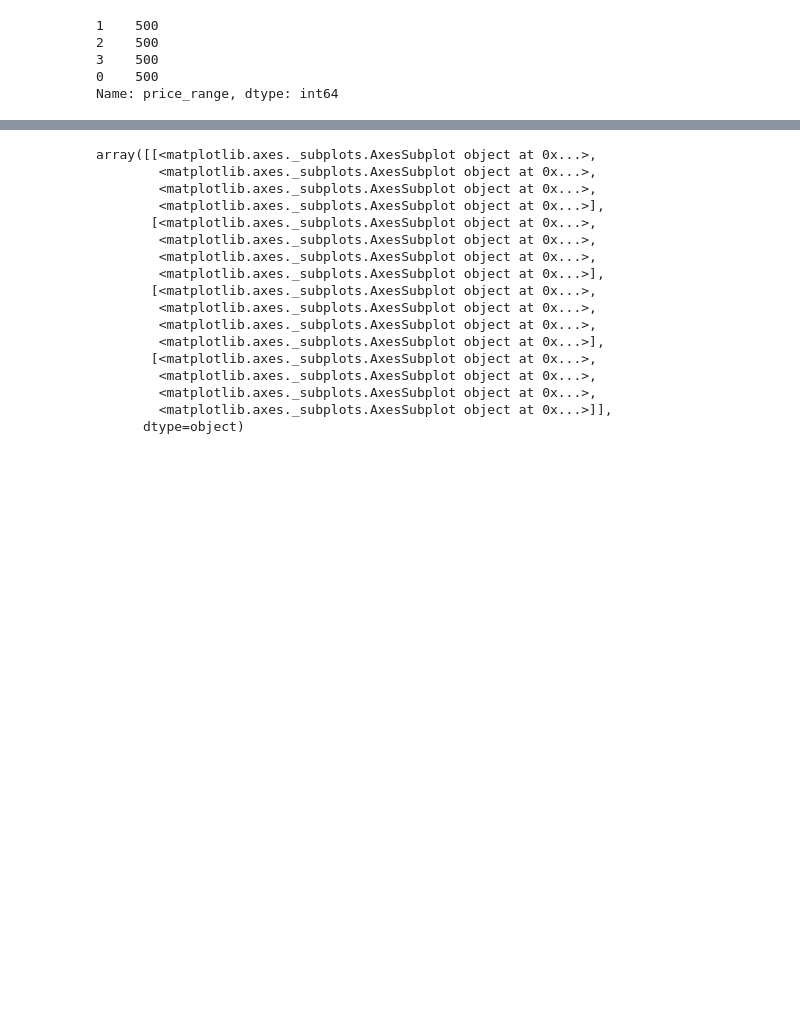
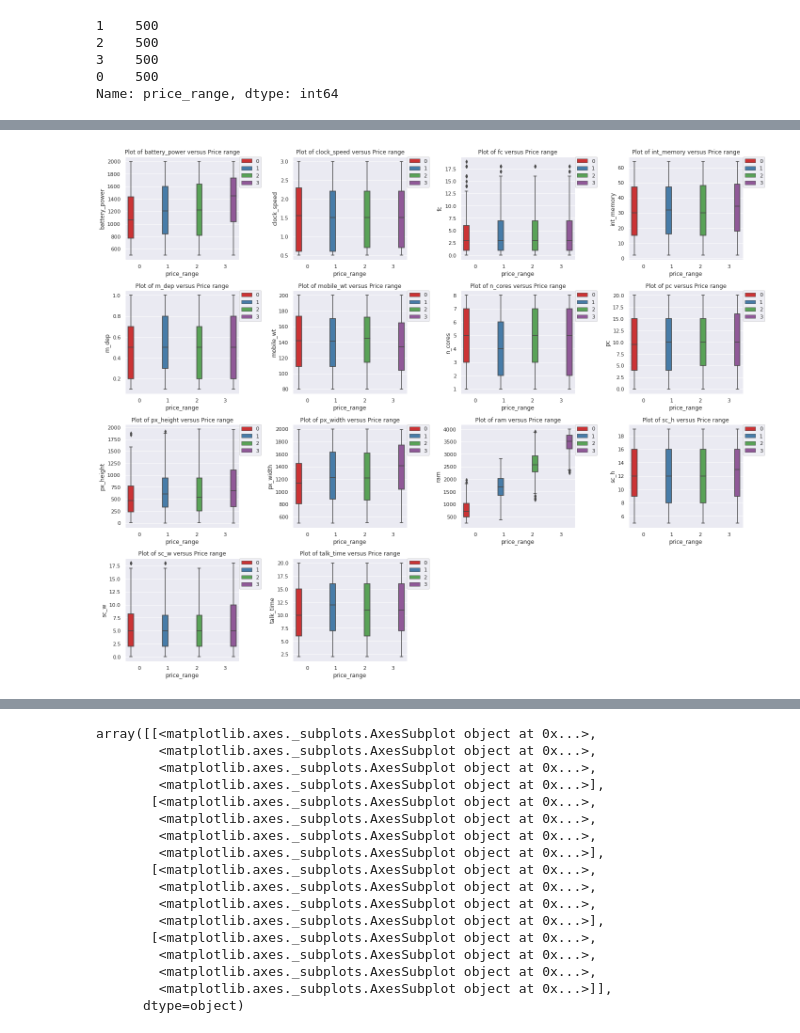
Before and after one commit to AbhijeetS1112/Mobile_price_range_prediction, a Jupyter notebook: Mobile_Price_Range_Prediction.ipynb, the cells around one changed output, grey strips where cells are left out. Saved outputs shown, nothing was run; the diff lists cells and outputs as text; code cells hidden in the pictures; blank space fills up the shorter version.

```diff
--- a/Mobile_Price_Range_Prediction.ipynb
+++ b/Mobile_Price_Range_Prediction.ipynb
@@ -141,0 +215,13 @@ Name: price_range, dtype: int64
+# %%
+#Box plot of price range and independent numerical columns
+fig = plt.figure(figsize=(20,16))
+c=1
+for i in numerical_columns :
+    plt.subplot(4,4, c)
+    sns.boxplot(x='price_range',y=i,data=df,hue='price_range',palette='Set1')
+    plt.legend(bbox_to_anchor=(1, 1), loc='upper left', borderaxespad=0)
+    plt.title(f'Plot of {i} versus Price range')
+    c = c + 1
+plt.tight_layout()
+# %% [output]
+[figure, added]
```
Also changed, not shown: parts of 63 cells of this notebook.
